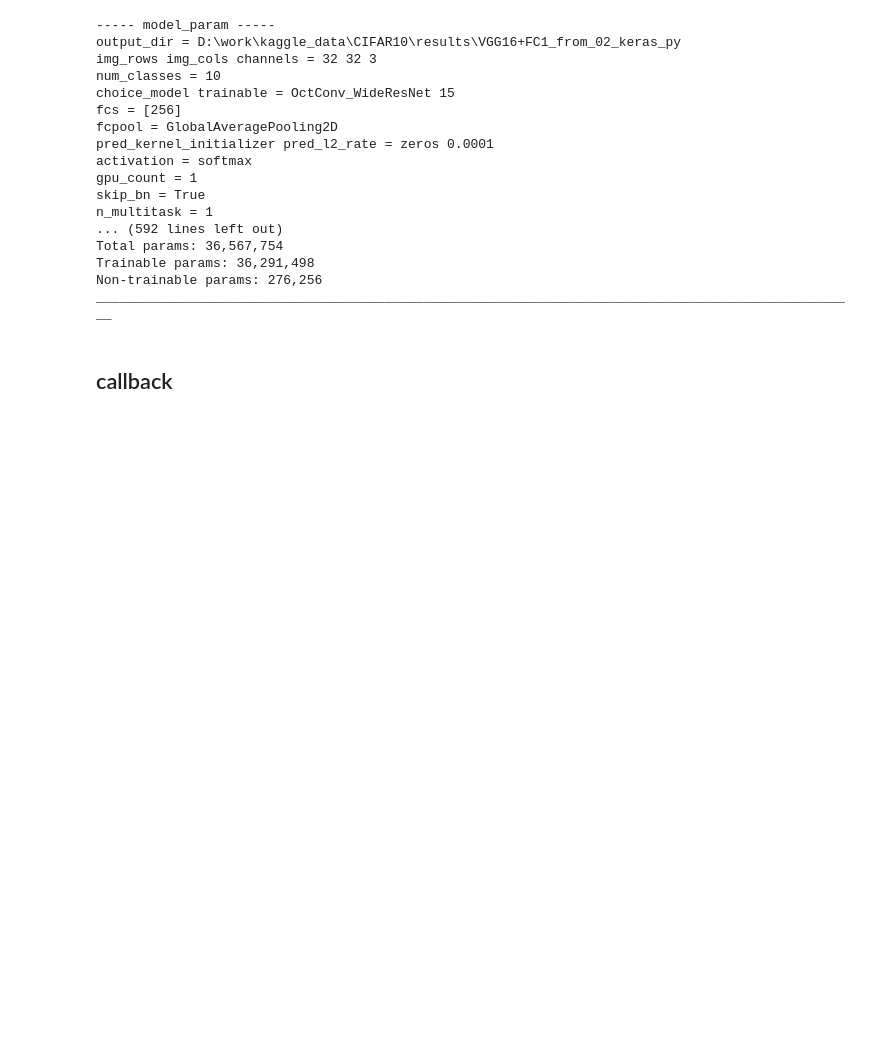
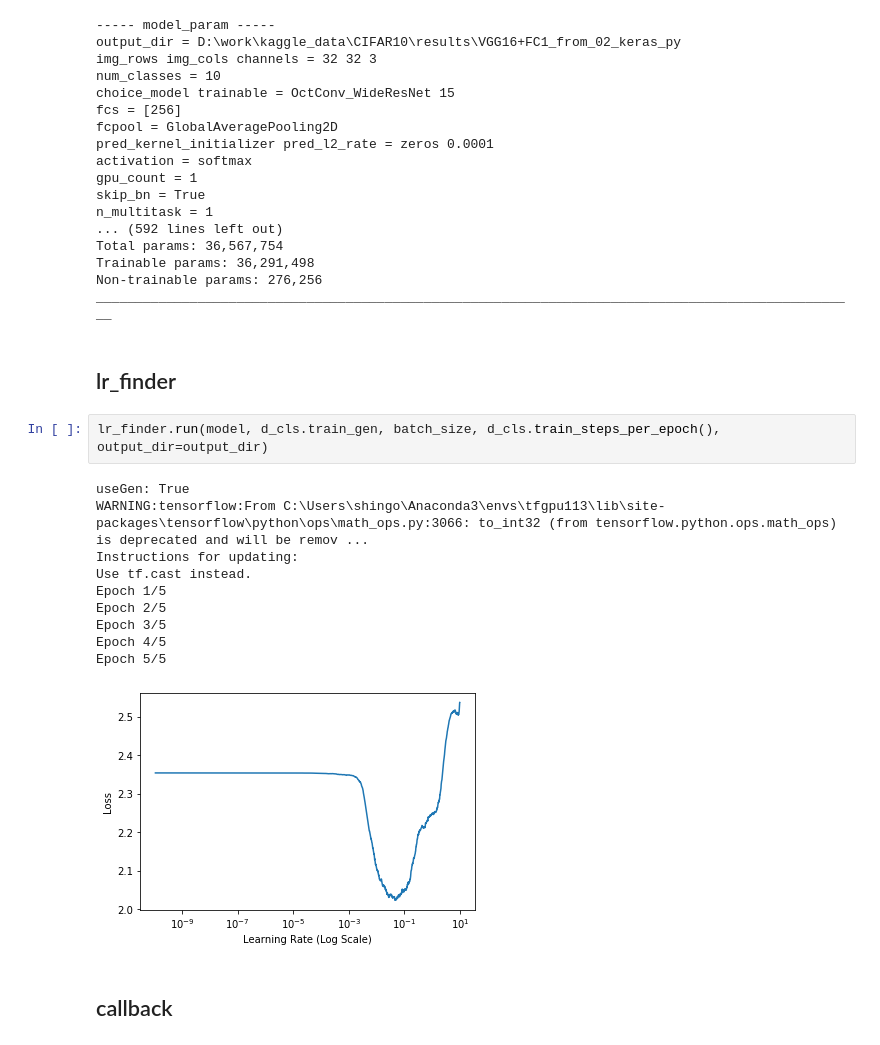
Before and after one commit to emmanuelol/02_keras_py, a Jupyter notebook: experiment/CIFAR10_test.ipynb, the cells around one changed output. Cells and saved outputs as stored; diff of their text form; blank space fills up the shorter version.

Commit message:
edit lr_finder.py

```diff
--- a/experiment/CIFAR10_test.ipynb
+++ b/experiment/CIFAR10_test.ipynb
@@ -312,6 +307,21 @@ Total params: 36,567,754
 Trainable params: 36,291,498
 Non-trainable params: 276,256
 __________________________________________________________________________________________________
+# %% [markdown]
+## lr_finder
+# %%
+lr_finder.run(model, d_cls.train_gen, batch_size, d_cls.train_steps_per_epoch(), output_dir=output_dir)
+# %% [output]
+useGen: True
+WARNING:tensorflow:From C:\Users\shingo\Anaconda3\envs\tfgpu113\lib\site-packages\tensorflow\python\ops\math_ops.py:3066: to_int32 (from tensorflow.python.ops.math_ops) is deprecated and will be remov ...
+Instructions for updating:
+Use tf.cast instead.
+Epoch 1/5
+Epoch 2/5
+Epoch 3/5
+Epoch 4/5
+Epoch 5/5
+[figure, added]
 # %% [markdown]
 ## callback
 # %%
```
Also changed, not shown: parts of 1 cell of this notebook, 9 other files.
